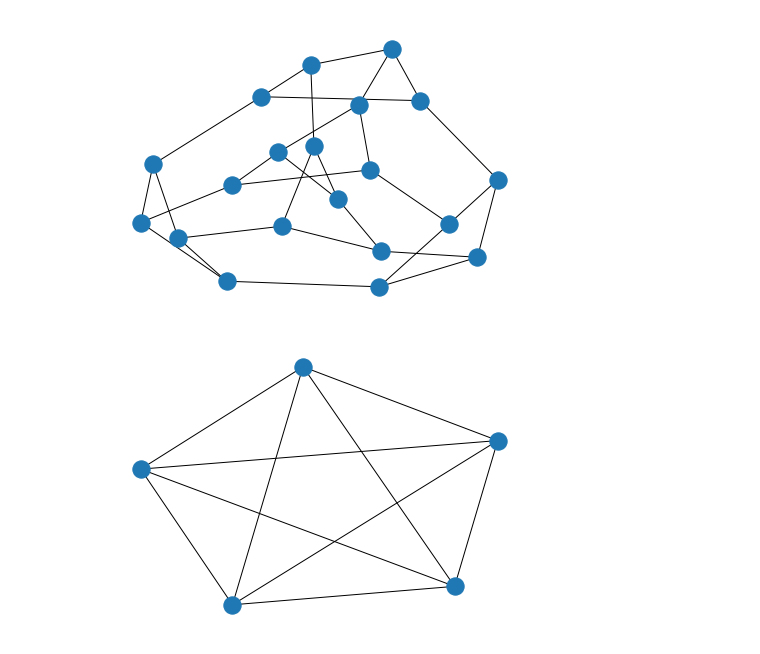
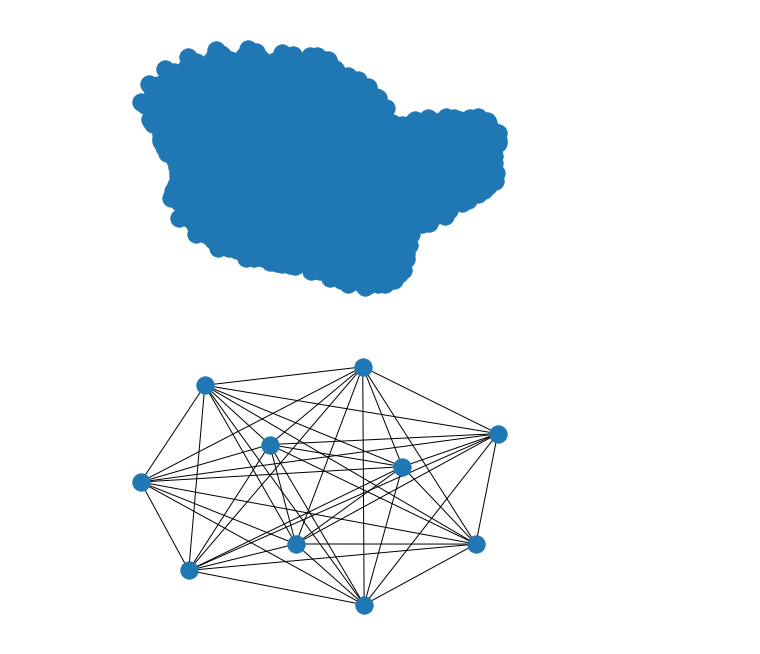
Before and after one commit to vtponciano-ufrj/Grafos, a Jupyter notebook: Inflated_cycle(atual).ipynb, the cells around one changed output. Saved outputs shown, nothing was run; the diff lists cells and outputs as text; code cells hidden in the pictures.

```diff
--- a/Inflated_cycle(atual).ipynb
+++ b/Inflated_cycle(atual).ipynb
@@ -36,45 +36,42 @@ def Inflated_cycle(H):
 
   def circulo(i):
    lista=[]
    for j in range(0,n1):
      if i!=j:
       if  G.has_node( f'[{str(i)}]'+ f'[{str(i)}'+','+f'{str(j)}]')==True:
          lista.append(f'[{str(i)}]'+ f'[{str(i)}'+','+f'{str(j)}]')
 
 
 
    nx.add_cycle(G,lista)
 
 
   for i in range(0,n1):
      circulo(i)
 
   nx.write_gexf(G, f"Inflated_cycle{(str(m))}.gexf")
   nx.write_edgelist(G,f"Inflated_cycle{(str(m))}.tgf", delimiter=f" ",data=False)
   nx.write_pajek(G, f"Inflated_cycle{(str(m))}.net")
   nx.draw(G)
 
 
 
 
 
-
-
-m=426
-H =nx.complete_graph(5)
-
-#H= nx.complete_bipartite_graph(3,4)
-#H=nx.circular_ladder_graph(4)
+m=5
+H =nx.complete_graph(50)
+#H= nx.complete_bipartite_graph(5,5)
+#H=nx.circular_ladder_graph(20)
 #H=nx.dorogovtsev_goltsev_mendes_graph(4)
 #H=nx.lollipop_graph(6,3, create_using=None)
-#H=nx.random_regular_graph(3,30, seed=None)
+#H=nx.random_regular_graph(4,50, seed=None)
 #H=nx.mycielski_graph(4)
 Inflated_cycle(H)
 # %% [output]
-[figure, old version]
+[figure, new version]
 # %%
 
-H =nx.complete_graph(5)
+H =nx.complete_graph(10)
 nx.draw(H)
 # %% [output]
-[figure, old version]
+[figure, new version]
```
